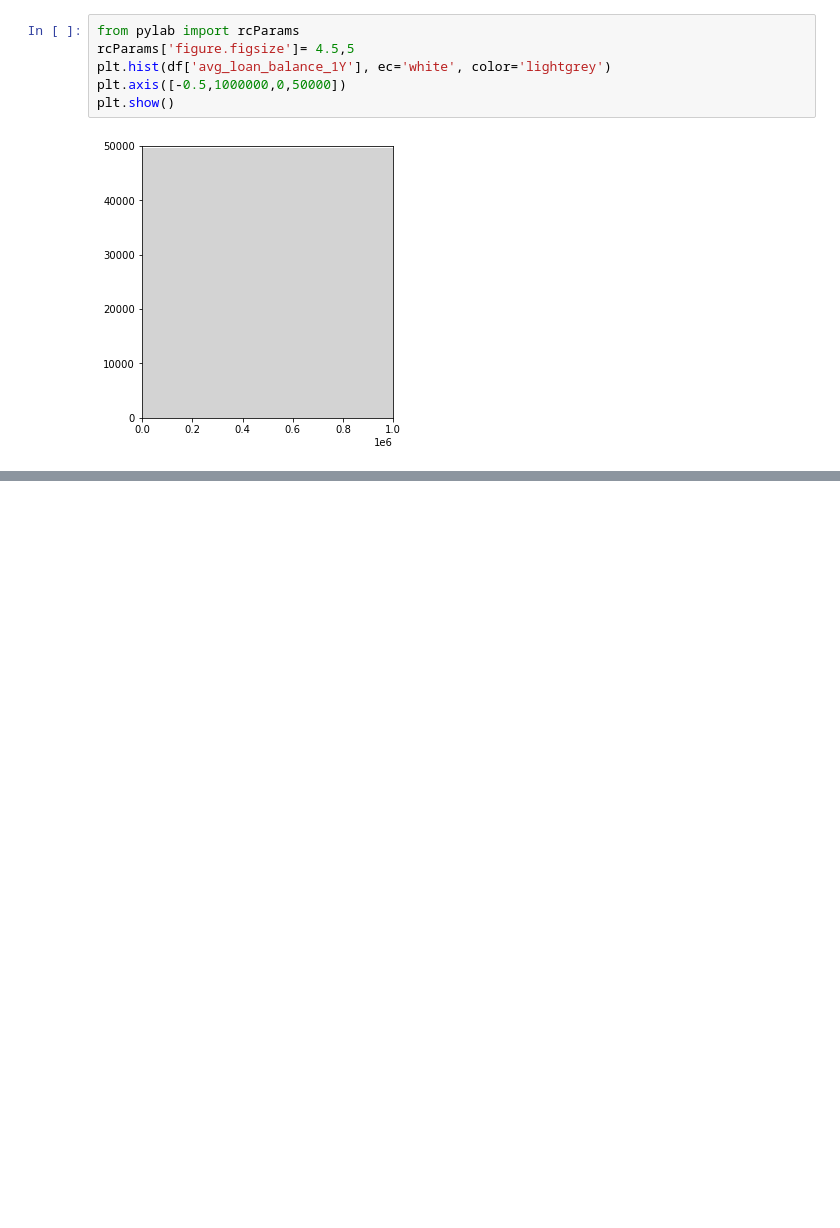
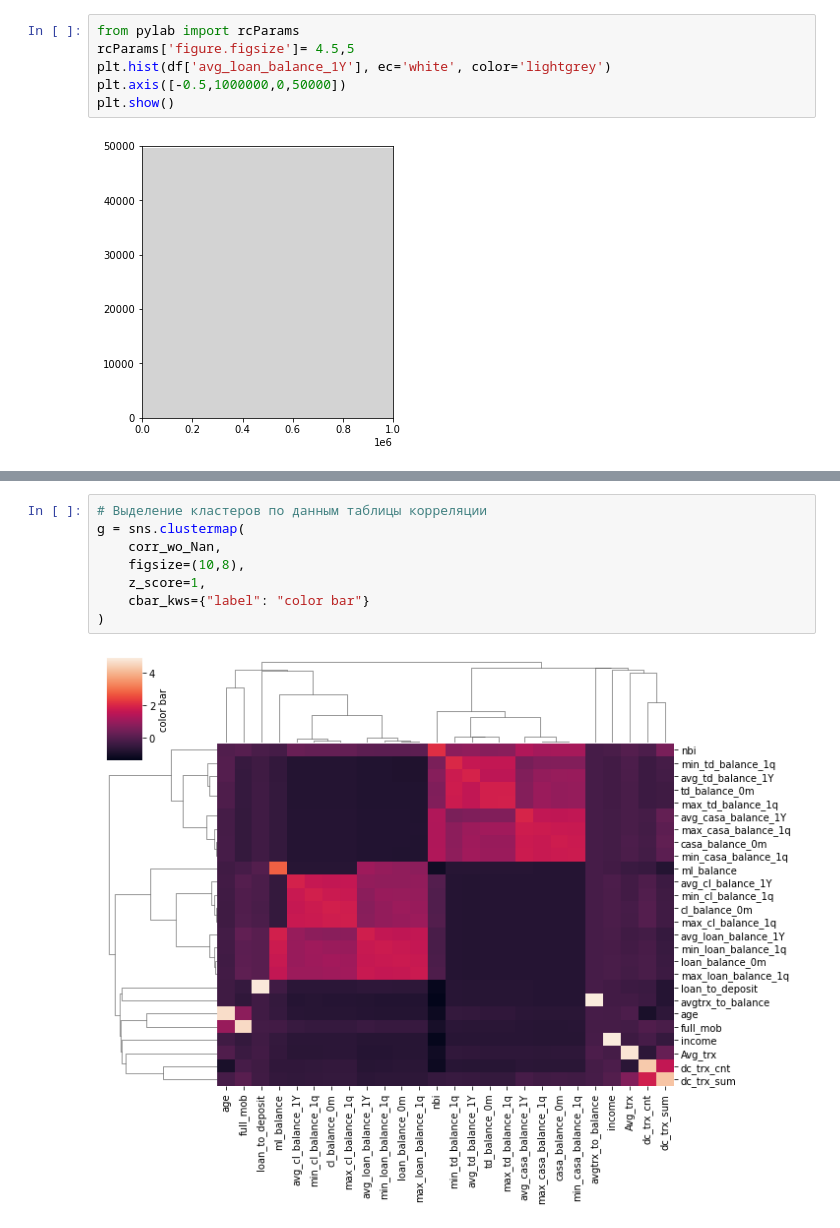
Before and after one commit to PhilippRemizov/Python_homeworks, a Jupyter notebook: Cluster.ipynb, the cells around one changed output, grey strips where cells are left out. Cells and saved outputs as stored; diff of their text form; blank space fills up the shorter version.

```diff
--- a/Cluster.ipynb
+++ b/Cluster.ipynb
@@ -383,0 +534,10 @@ plt.show()
+# %%
+# Выделение кластеров по данным таблицы корреляции
+g = sns.clustermap(
+    corr_wo_Nan,
+    figsize=(10,8),
+    z_score=1,
+    cbar_kws={"label": "color bar"}
+)
+# %% [output]
+[figure, added]
```
Also changed, not shown: parts of 16 cells of this notebook.
